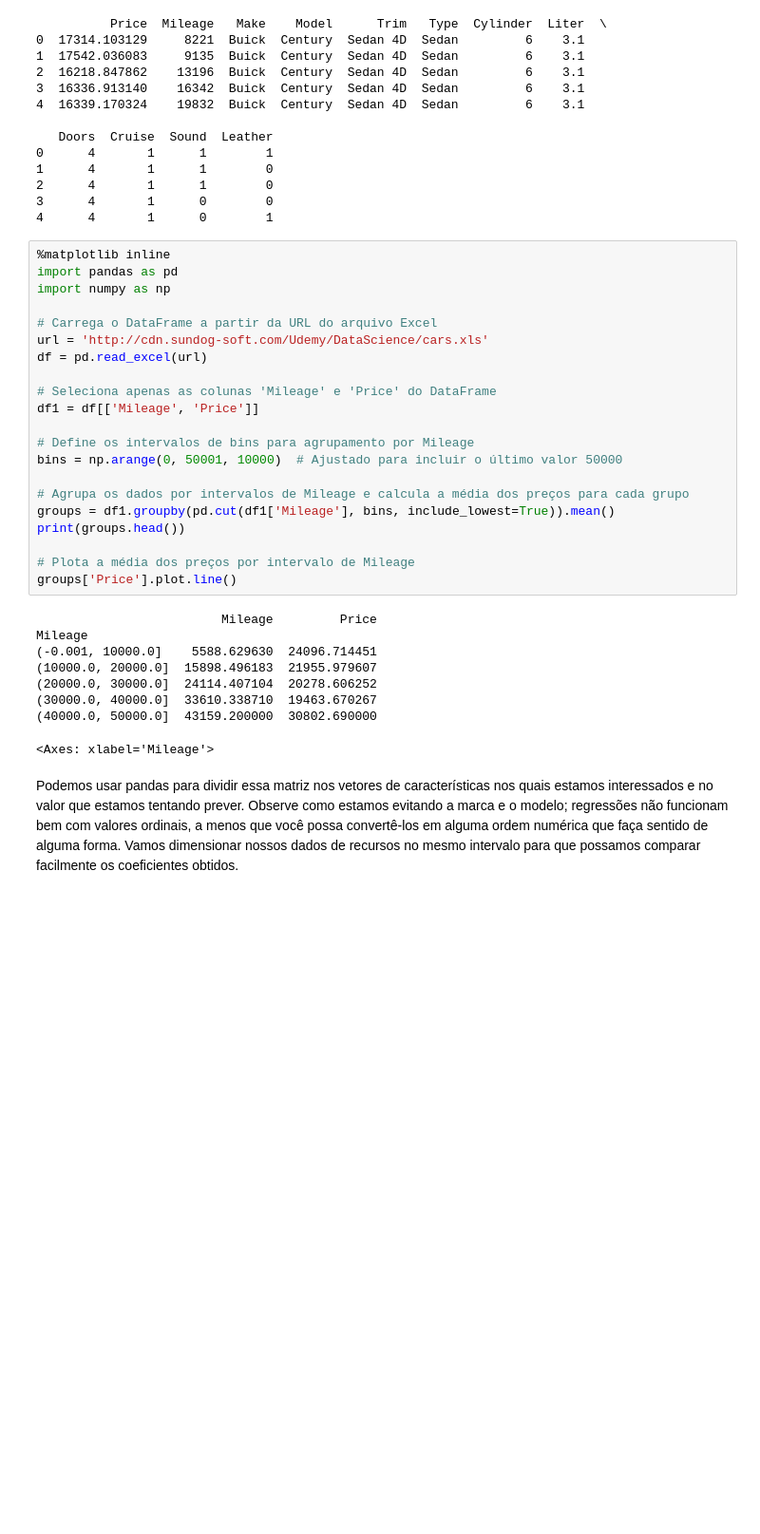
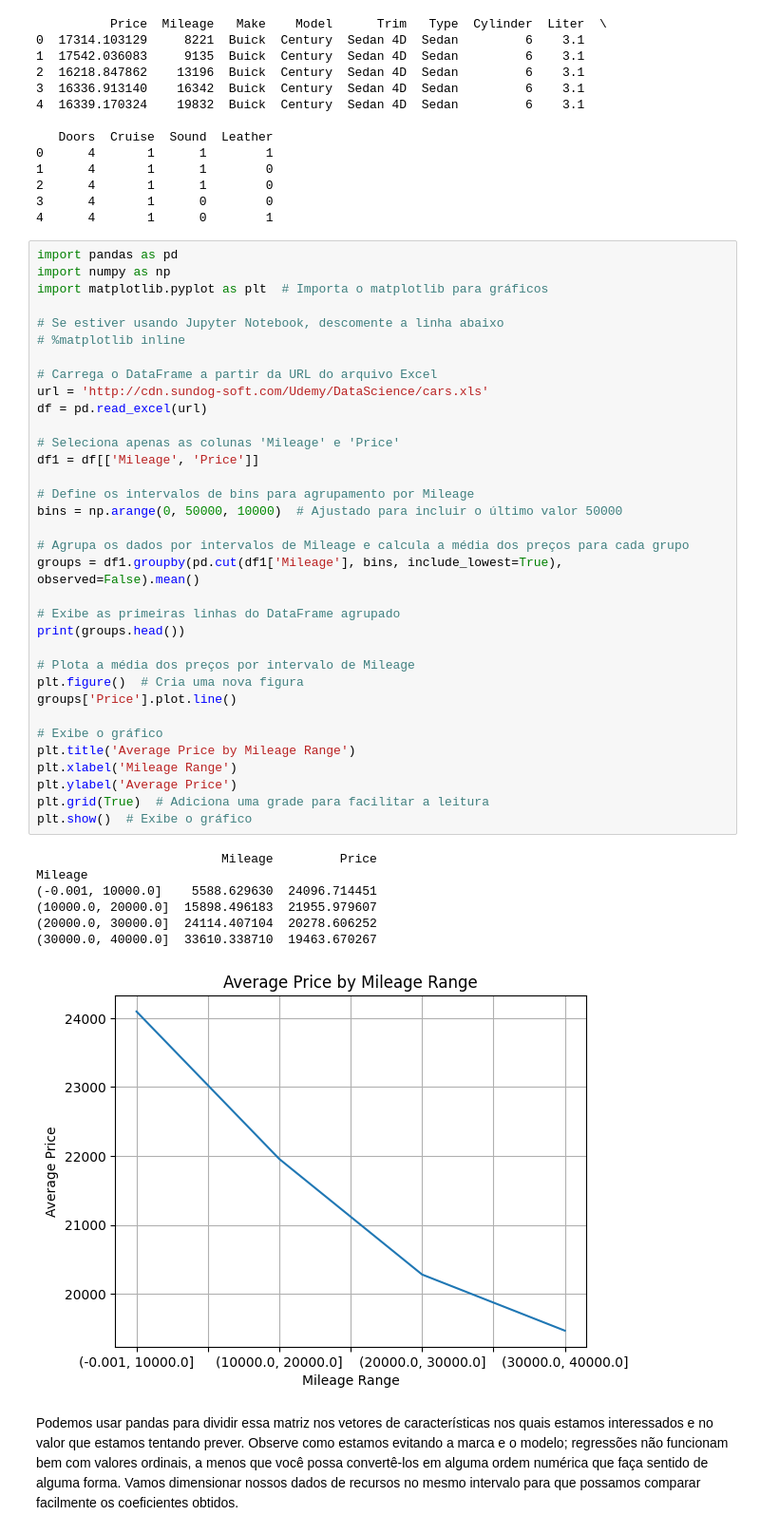
Before and after one commit to JoninhasC/Lamia---Bootcamp-Aprendizado-de-M-quina, a Jupyter notebook: Card11/Multiple Regression, and Predicting Car.ipynb, the cells around one changed output. Shown: that part at 95% size. Drawn from its saved outputs; the diff is of its cells as text; blank space fills up the shorter version.

```diff
--- a/Card11/Multiple Regression, and Predicting Car.ipynb
+++ b/Card11/Multiple Regression, and Predicting Car.ipynb
@@ -27,33 +27,45 @@ print(df.head())
 3      4       1      0        0
 4      4       1      0        1
 # %%
-%matplotlib inline
 import pandas as pd
 import numpy as np
+import matplotlib.pyplot as plt  # Importa o matplotlib para gráficos
+
+# Se estiver usando Jupyter Notebook, descomente a linha abaixo
+# %matplotlib inline
 
 # Carrega o DataFrame a partir da URL do arquivo Excel
 url = 'http://cdn.sundog-soft.com/Udemy/DataScience/cars.xls'
 df = pd.read_excel(url)
 
-# Seleciona apenas as colunas 'Mileage' e 'Price' do DataFrame
+# Seleciona apenas as colunas 'Mileage' e 'Price'
 df1 = df[['Mileage', 'Price']]
 
 # Define os intervalos de bins para agrupamento por Mileage
-bins = np.arange(0, 50001, 10000)  # Ajustado para incluir o último valor 50000
+bins = np.arange(0, 50000, 10000)  # Ajustado para incluir o último valor 50000
 
 # Agrupa os dados por intervalos de Mileage e calcula a média dos preços para cada grupo
-groups = df1.groupby(pd.cut(df1['Mileage'], bins, include_lowest=True)).mean()
+groups = df1.groupby(pd.cut(df1['Mileage'], bins, include_lowest=True), observed=False).mean()
+
+# Exibe as primeiras linhas do DataFrame agrupado
 print(groups.head())
 
 # Plota a média dos preços por intervalo de Mileage
+plt.figure()  # Cria uma nova figura
 groups['Price'].plot.line()
+
+# Exibe o gráfico
+plt.title('Average Price by Mileage Range')
+plt.xlabel('Mileage Range')
+plt.ylabel('Average Price')
+plt.grid(True)  # Adiciona uma grade para facilitar a leitura
+plt.show()  # Exibe o gráfico
 # %% [output]
                          Mileage         Price
 Mileage
 (-0.001, 10000.0]    5588.629630  24096.714451
 (10000.0, 20000.0]  15898.496183  21955.979607
 (20000.0, 30000.0]  24114.407104  20278.606252
 (30000.0, 40000.0]  33610.338710  19463.670267
-(40000.0, 50000.0]  43159.200000  30802.690000
-<Axes: xlabel='Mileage'>
+[figure, added]
 # %% [markdown]
```
Also changed, not shown: parts of 14 cells of this notebook.
